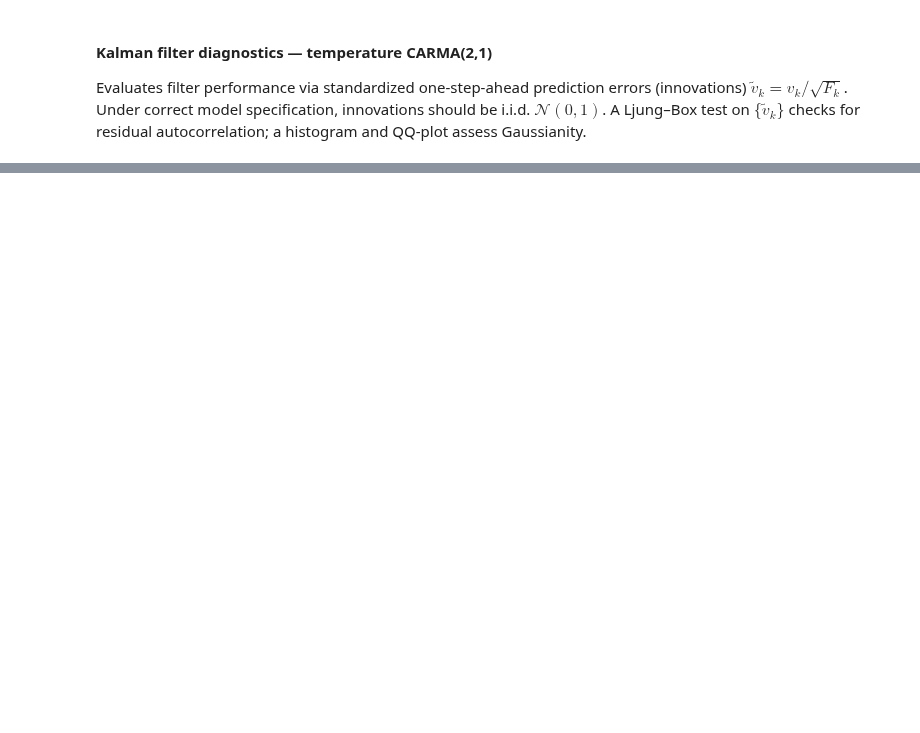
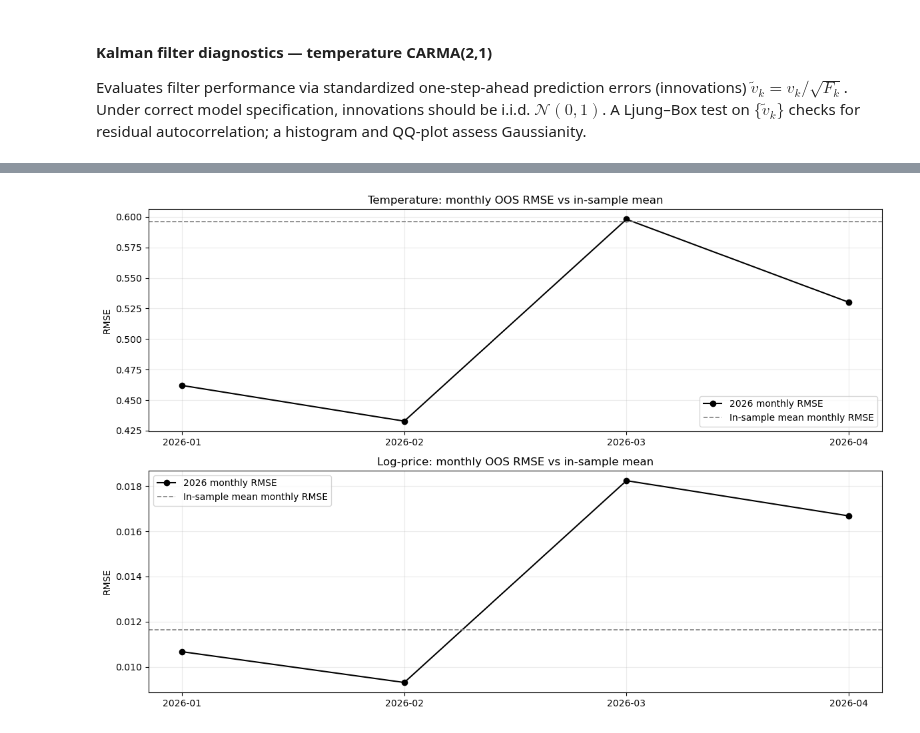
Before and after one commit to gabrielprieurq/carma-quonto, a Jupyter notebook: notebooks/05carma_fit.ipynb, the cells around one changed output, grey strips where cells are left out. Cells and saved outputs as stored; diff of their text form; code cells hidden in the pictures; blank space fills up the shorter version.

```diff
--- a/notebooks/05carma_fit.ipynb
+++ b/notebooks/05carma_fit.ipynb
@@ -384,0 +813,85 @@ plt.show()
+# %%
+def monthly_rmse(index, y_true, y_pred):
+    idx = pd.DatetimeIndex(pd.to_datetime(index, utc=True))
+    idx = idx.tz_convert(None)
+    df = pd.DataFrame(
+        {
+            "y_true": np.asarray(y_true, dtype=float),
+            "y_pred": np.asarray(y_pred, dtype=float),
+        },
+        index=idx,
+    ).dropna()
+    sq_err = (df["y_true"] - df["y_pred"]) ** 2
+    return sq_err.groupby(sq_err.index.to_period("M")).mean().pow(0.5)
+
+
+temp_train_monthly_rmse = monthly_rmse(time_temp, temp_res.to_numpy(), res_temp["y_pred"])
+temp_oos_monthly_rmse = monthly_rmse(time_2026, y_2026, y_hat_2026)
+price_train_monthly_rmse = monthly_rmse(time_price, price_res.to_numpy(), res_price["y_pred"])
+price_oos_monthly_rmse = monthly_rmse(time_p26_idx, y_p26, y_hat_p26)
+
+monthly_rmse_summary = pd.DataFrame(
+    {
+        "series": ["temperature", "price"],
+        "in_sample_mean_monthly_RMSE": [
+            temp_train_monthly_rmse.mean(),
+            price_train_monthly_rmse.mean(),
+        ],
+        "OOS_2026_mean_monthly_RMSE": [
+            temp_oos_monthly_rmse.mean(),
+            price_oos_monthly_rmse.mean(),
+        ],
+    }
+)
+monthly_rmse_summary["OOS_to_in_sample_ratio"] = (
+    monthly_rmse_summary["OOS_2026_mean_monthly_RMSE"]
+    / monthly_rmse_summary["in_sample_mean_monthly_RMSE"]
+)
+
+print(monthly_rmse_summary.round(5).to_string(index=False))
+
+fig, axes = plt.subplots(2, 1, figsize=(12, 8), sharex=False)
+
+axes[0].plot(
+    temp_oos_monthly_rmse.index.astype(str),
+    temp_oos_monthly_rmse.values,
+    marker="o",
+    linewidth=1.5,
+    color="black",
+    label="2026 monthly RMSE",
+)
+axes[0].axhline(
+    temp_train_monthly_rmse.mean(),
+    linestyle="--",
+    linewidth=1.2,
+    color="grey",
+    label="In-sample mean monthly RMSE",
+)
+axes[0].set_title("Temperature: monthly OOS RMSE vs in-sample mean")
+axes[0].set_ylabel("RMSE")
+axes[0].legend()
+axes[0].grid(alpha=0.25)
+
+axes[1].plot(
+    price_oos_monthly_rmse.index.astype(str),
+    price_oos_monthly_rmse.values,
+    marker="o",
+    linewidth=1.5,
+    color="black",
+    label="2026 monthly RMSE",
+)
+axes[1].axhline(
+    price_train_monthly_rmse.mean(),
+    linestyle="--",
+    linewidth=1.2,
+    color="grey",
+    label="In-sample mean monthly RMSE",
+)
+axes[1].set_title("Log-price: monthly OOS RMSE vs in-sample mean")
+axes[1].set_ylabel("RMSE")
+axes[1].legend()
+axes[1].grid(alpha=0.25)
+
+plt.tight_layout()
+plt.show()
+# %% [output]
@@ -384,0 +901 @@ plt.show()
+[figure, added]
```
Also changed, not shown: parts of 17 cells of this notebook, 38 other files.
